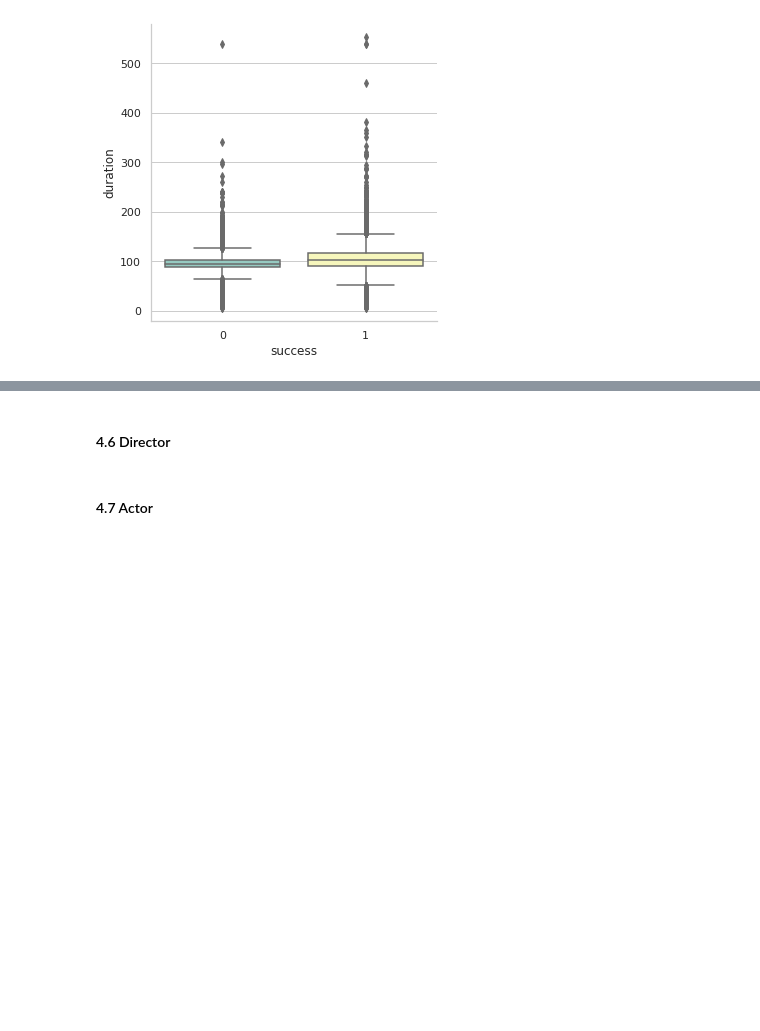
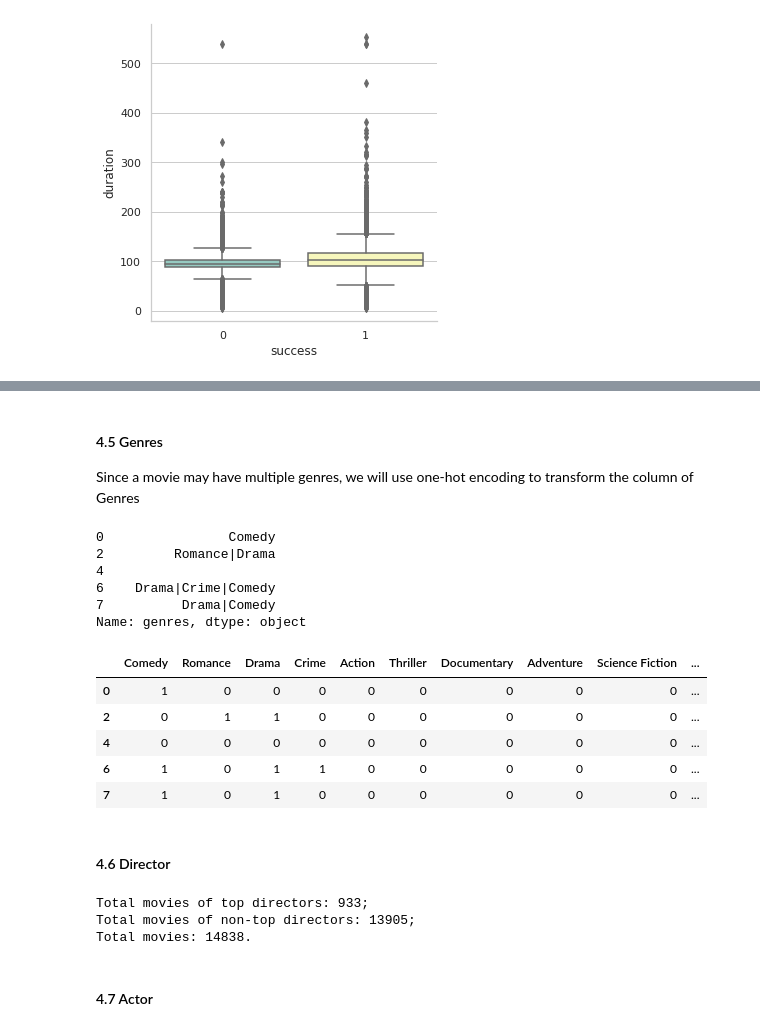
Before and after one commit to serenaZhou/INFO7390_Data_Sci, a Jupyter notebook: Project.ipynb, the cells around one changed output, grey strips where cells are left out. Saved outputs shown, nothing was run; the diff lists cells and outputs as text; code cells hidden in the pictures; blank space fills up the shorter version.

```diff
--- a/Project.ipynb
+++ b/Project.ipynb
@@ -417,2 +414,42 @@ raw_data['LongMovie'] = raw_data['duration'].map(lambda s: 1 if s >= 120 else 0)
+# %% [markdown]
+#### 4.5 Genres
+Since a movie may have multiple genres, we will use one-hot encoding to transform the column of Genres
+# %%
+raw_data.genres.head()
+# %% [output]
+0                Comedy
+2         Romance|Drama
+4
+6    Drama|Crime|Comedy
+7          Drama|Comedy
+Name: genres, dtype: object
+# %%
+def Obtain_list_Occurences(data, column):
+    # Obtaining list of column
+    listOcc = []
+    for i in data[column]:
+        split_genre = list(map(str, i.split('|')))
+        for j in split_genre:
+            if j not in listOcc:
+                listOcc.append(j)
+    return listOcc
+# %%
+genre = []
+genre = Obtain_list_Occurences(raw_data, "genres")
+# Drop empty string
+genre = list(filter(lambda x:len(x)>0, genre))
+# %%
+# Encoding genre
+for w in genre:
+    raw_data[w] = raw_data['genres'].map(lambda s: 1 if w in str(s) else 0)
+# %%
+raw_data.loc[:,genre].head()
+# %% [output]
+|  | Comedy | Romance | Drama | Crime | Action | Thriller | Documentary | Adventure | Science Fiction | ... |
+| 0 | 1 | 0 | 0 | 0 | 0 | 0 | 0 | 0 | 0 | ... |
+| 2 | 0 | 1 | 1 | 0 | 0 | 0 | 0 | 0 | 0 | ... |
+| 4 | 0 | 0 | 0 | 0 | 0 | 0 | 0 | 0 | 0 | ... |
+| 6 | 1 | 0 | 1 | 1 | 0 | 0 | 0 | 0 | 0 | ... |
+| 7 | 1 | 0 | 1 | 0 | 0 | 0 | 0 | 0 | 0 | ... |
 # %% [markdown]
 #### 4.6 Director
@@ -419,2 +480,13 @@ raw_data['LongMovie'] = raw_data['duration'].map(lambda s: 1 if s >= 120 else 0)
+# %%
+# Encoding Top 50 director
+for w in Top(director_list, 50):
+    raw_data[w] = raw_data['director_name'].map(lambda s: 1 if w in str(s) else 0)
+# Encoding non-Top 50 director in 'other_director' columns
+raw_data['other_director'] = raw_data['director_name'].map(lambda x:1 if x not in Top(director_list, 50) else 0)
+print("Total movies of top directors: {};\nTotal movies of non-top directors: {};\nTotal movies: {}.".format(raw_data[Top(director_list, 50)].sum().sum(), raw_data.other_director.sum(), len(raw_data)))
+# %% [output]
+Total movies of top directors: 933;
+Total movies of non-top directors: 13905;
+Total movies: 14838.
 # %% [markdown]
 #### 4.7 Actor
```
Also changed, not shown: parts of 38 cells of this notebook.
